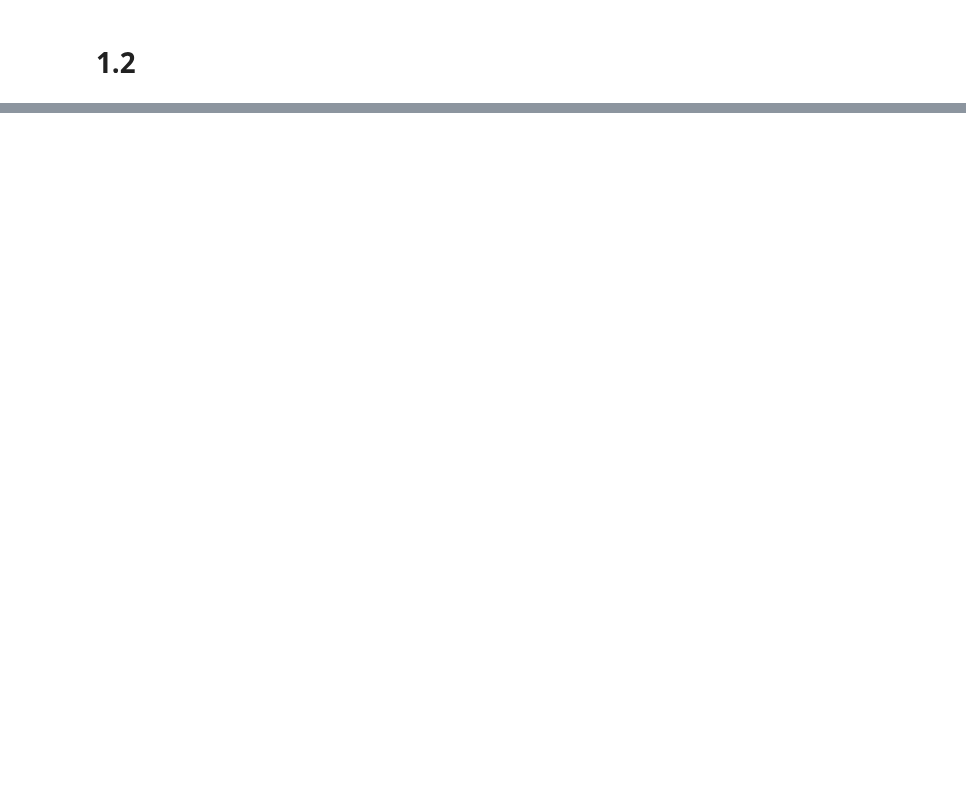
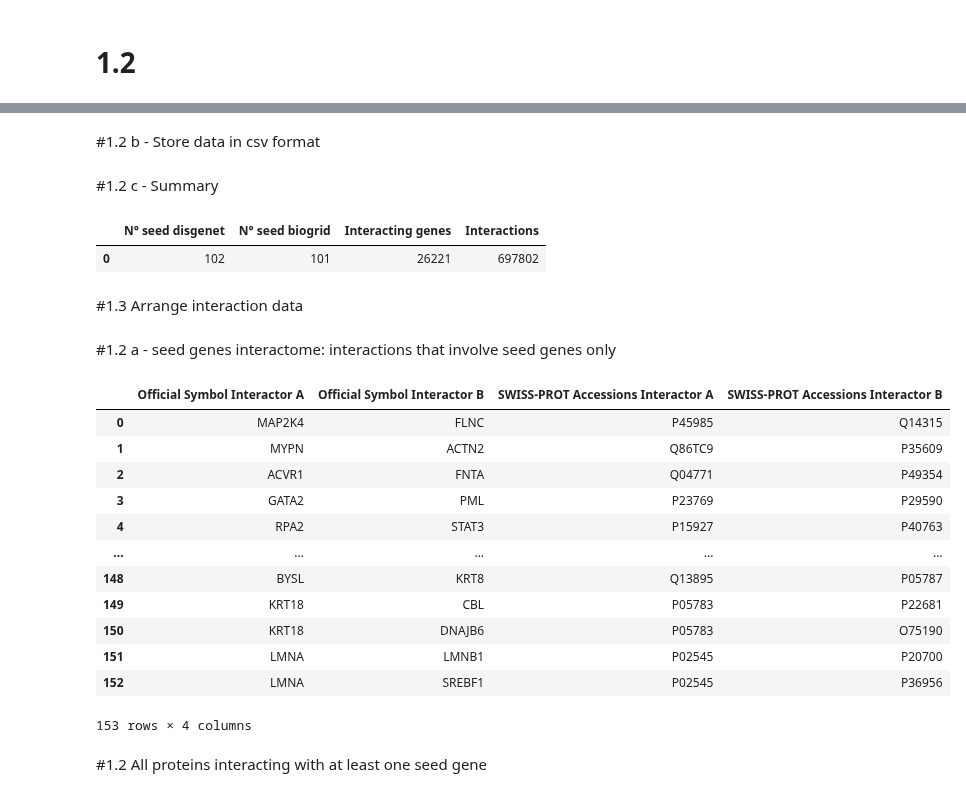
Before and after one commit to AlessandroTaglieri/Project_Bioinformatics, a Jupyter notebook: First project/BI_hw1.ipynb, the cells around one changed output, grey strips where cells are left out. Drawn from its saved outputs; the diff is of its cells as text; code cells hidden in the pictures; blank space fills up the shorter version.

```diff
--- a/First project/BI_hw1.ipynb
+++ b/First project/BI_hw1.ipynb
@@ -56,0 +94,5 @@ final_genes_deseas.to_csv('dataset/1.1/1.1-gene_deseas_associations.csv')
+# %%
+#read biogrid dataset
+biogrid_datafile = dataset_folder+'1.2/BIOGRID-ORGANISM-Homo_sapiens-4.2.191.tab3.txt'
+biogrid_data = pd.read_csv(biogrid_datafile,sep='\t')
+#biogrid_data.info()
@@ -56,0 +241,2 @@ final_genes_deseas.to_csv('dataset/1.1/1.1-gene_deseas_associations.csv')
+# %% [markdown]
+#1.2 b - Store data in csv format
@@ -56,0 +246,2 @@ final_genes_deseas.to_csv('dataset/1.1/1.1-gene_deseas_associations.csv')
+# %% [markdown]
+#1.2 c - Summary
@@ -56,0 +253,40 @@ final_genes_deseas.to_csv('dataset/1.1/1.1-gene_deseas_associations.csv')
+# %%
+table = [[n_seed_disgenet,n_seed_biogrid,n_interacting_genes,n_interactions]]
+summary = pd.DataFrame(table, columns=['N° seed disgenet','N° seed biogrid','Interacting genes','Interactions'])
+summary
+# %% [output]
+|  | N° seed disgenet | N° seed biogrid | Interacting genes | Interactions |
+| 0 | 102 | 101 | 26221 | 697802 |
+# %% [markdown]
+#1.3 Arrange interaction data
+# %%
+genes_interactions = biogrid_data.values
+indexes = []
+i =0
+for row in genes_interactions:
+  check = str(row[1]) in seed_genes_ids
+  check_2 = str(row[2]) in seed_genes_ids
+  if check_2  and check:
+    indexes.append(i)
+    i= i+1
+# %% [markdown]
+#1.2 a - seed genes interactome: interactions that involve seed genes only
+# %%
+only_seed_interactions = biogrid_data.iloc[indexes,[7,8,23,26]]
+only_seed_interactions
+# %% [output]
+|  | Official Symbol Interactor A | Official Symbol Interactor B | SWISS-PROT Accessions Interactor A | SWISS-PROT Accessions Interactor B |
+| 0 | MAP2K4 | FLNC | P45985 | Q14315 |
+| 1 | MYPN | ACTN2 | Q86TC9 | P35609 |
+| 2 | ACVR1 | FNTA | Q04771 | P49354 |
+| 3 | GATA2 | PML | P23769 | P29590 |
+| 4 | RPA2 | STAT3 | P15927 | P40763 |
+| ... | ... | ... | ... | ... |
+| 148 | BYSL | KRT8 | Q13895 | P05787 |
+| 149 | KRT18 | CBL | P05783 | P22681 |
+| 150 | KRT18 | DNAJB6 | P05783 | O75190 |
+| 151 | LMNA | LMNB1 | P02545 | P20700 |
+| 152 | LMNA | SREBF1 | P02545 | P36956 |
+153 rows × 4 columns
+# %% [markdown]
+#1.2 All proteins interacting with at least one seed gene
```
Also changed, not shown: parts of 35 cells of this notebook.
